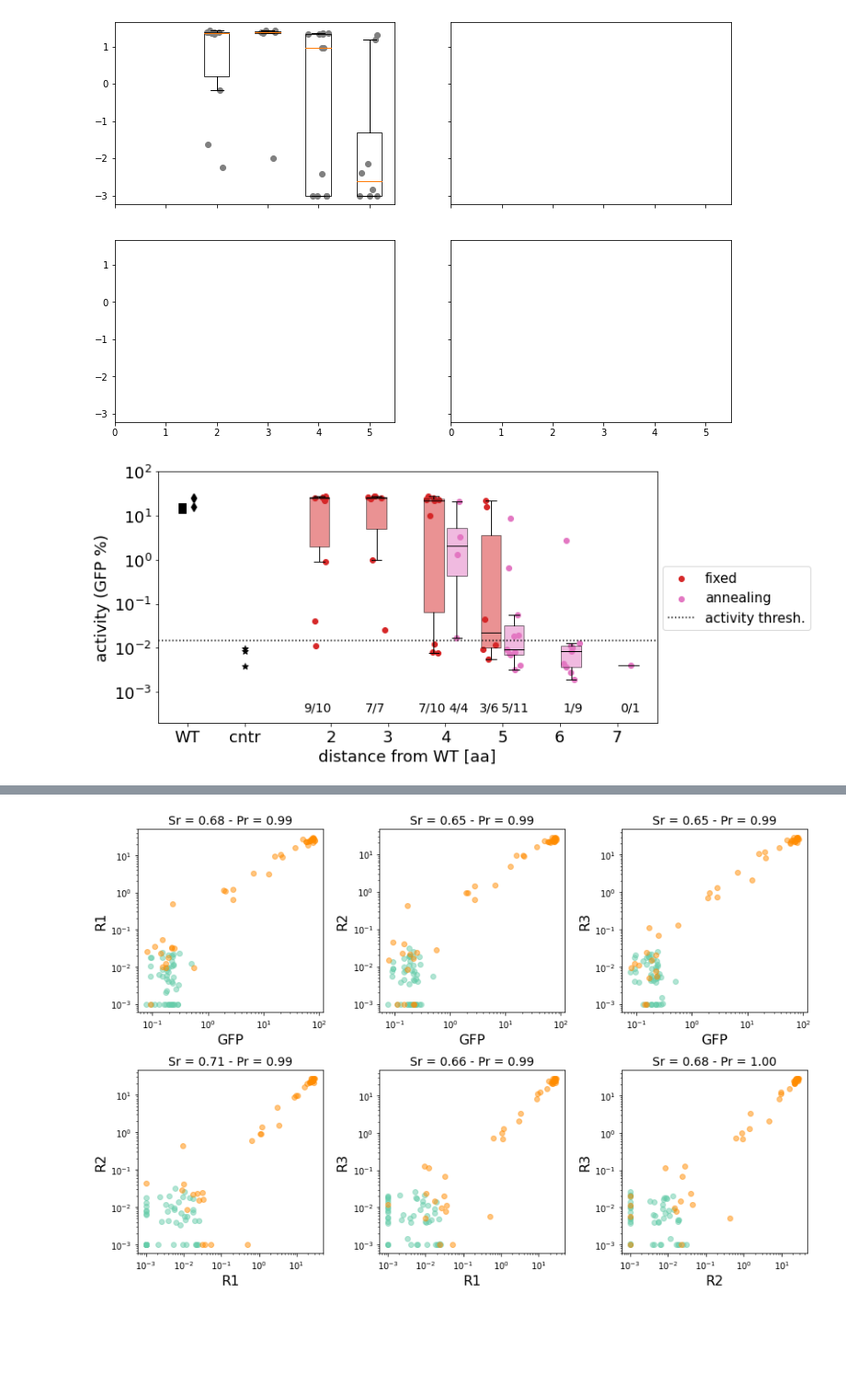
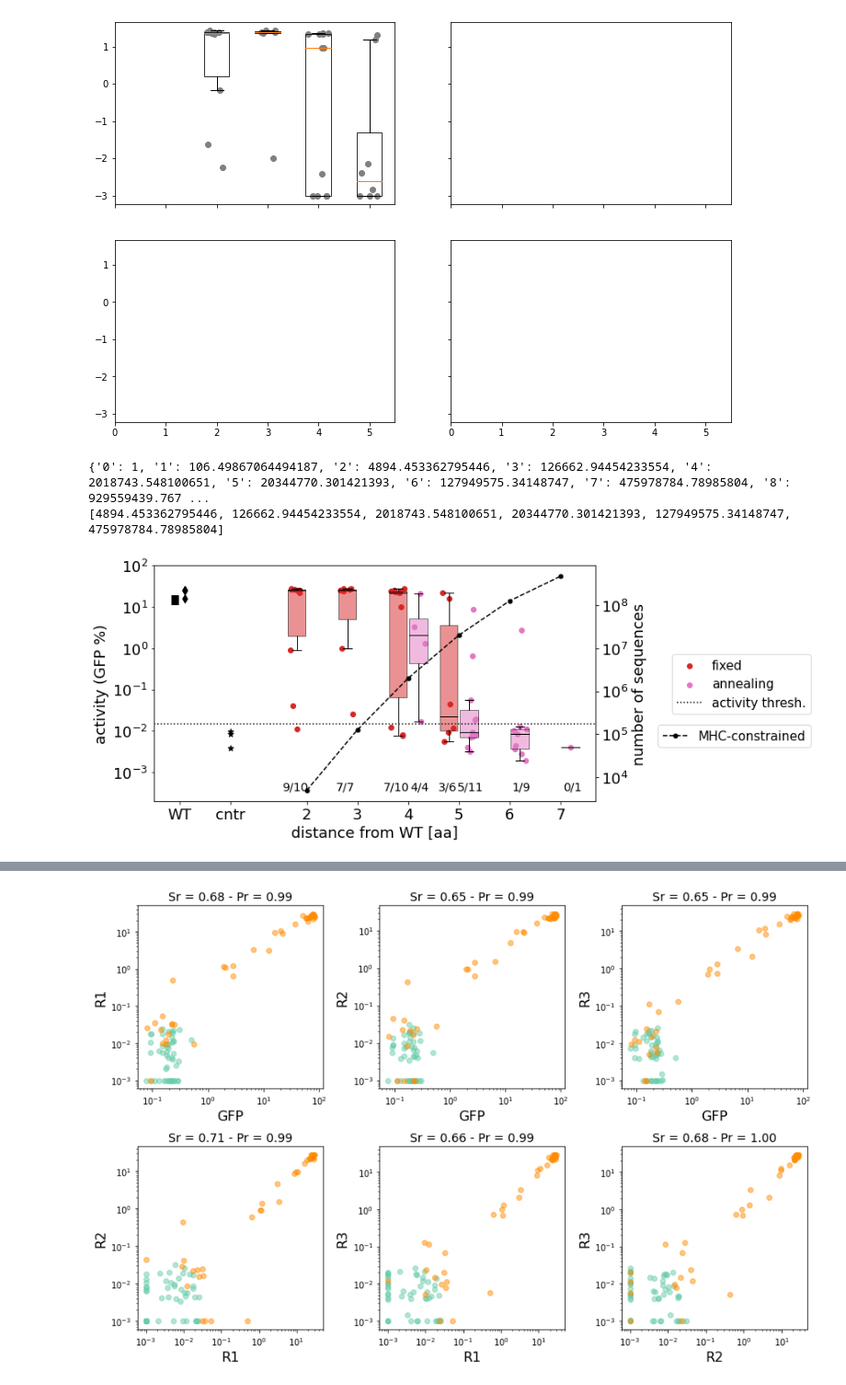
Before and after one commit to StatPhysBio/tcr_antigen_design, a Jupyter notebook: peptide_designs/nyeso/post_experiment_analysis/nyeso_analysis.ipynb, the cells around one changed output, grey strips where cells are left out. Shown at 92% size. Saved outputs shown, nothing was run; the diff lists cells and outputs as text; code cells hidden in the pictures; blank space fills up the shorter version.

```diff
--- a/peptide_designs/nyeso/post_experiment_analysis/nyeso_analysis.ipynb
+++ b/peptide_designs/nyeso/post_experiment_analysis/nyeso_analysis.ipynb
@@ -344,7 +344,7 @@ model_groups = [('so3_convnet_base_ensemble__fixed_structure', 'so3_convnet_nois
 model_group_names = ['fixed', 'annealing']
 colors = ['tab:red', 'tab:pink']
 
-plt.figure(figsize=(12, 5))
+plt.figure(figsize=(14, 5))
 ax = plt.gca()
 
 df_here = df.loc[df['tcrdock_pae'] < 5.5]
@@ -409,32 +409,56 @@ ax.scatter([wt_xtick-0.1]*len(resp_wt), np.log10(resp_wt), color='black', marker
 ax.scatter([wt_xtick+0.1]*len(resp_wt_V), np.log10(resp_wt_V), color='black', marker='d', s=50)
 ax.scatter([control_xtick]*len(unstim_values), np.log10(unstim_values), color='black', marker='*', s=50)
 
 ax.axhline(np.log10(score_threshold), color='black', linestyle=':', label='activity thresh.')
 
 xticks = [wt_xtick, control_xtick] + list(all_distances)
 xticklabels = ['WT', 'cntr'] + [str(int(distance)) for distance in all_distances]
 
 ax.set_xticks(xticks)
 ax.set_xticklabels(xticklabels)
 
 ax.set_yticklabels(['$10^{}$'.format('{' + str(int(y)) + '}') for y in ax.get_yticks()])
 
 ax.tick_params(axis='both', labelsize=fontsize)
 
 
 ax.tick_params(axis='both', labelsize=fontsize)
 ax.set_xlabel('distance from WT [aa]', fontsize=fontsize)
 ax.set_ylabel('activity (GFP %)', fontsize=fontsize)
 
+
+import json
+with open('mhc_constrainted_class_I_A0101_9_nyeso_k_to_num_sequences.json', 'r') as f:
+    k_to_num_sequences = json.load(f)
+
+print(k_to_num_sequences)
+
+mhc_values = [k_to_num_sequences[str(int(k))] for k in all_distances]
+print(mhc_values)
+
+# put mhc_values on the plot, show ticks and label on right y-axis, in log-scale
+ax2 = ax.twinx()
+ax2.plot(all_distances, np.log10(mhc_values), color='black', linestyle='--', marker='o', markersize=5, label='MHC-constrained')
+# ax2.set_yticks(np.log10(mhc_values))
+# ax2.set_yticklabels(mhc_values)
+# ax2.set_ylim(ax.get_ylim())
+ax2.set_yticklabels(['$10^{}$'.format('{' + str(int(y)) + '}') for y in ax2.get_yticks()])
+ax2.tick_params(axis='y', labelsize=fontsize)
+ax2.set_ylabel('number of sequences', fontsize=fontsize)
+
+
 from matplotlib.lines import Line2D
 from matplotlib.patches import Patch
 
 # put legend outside of figure on the right
-ax.legend(fontsize=fontsize-3, bbox_to_anchor=(1.32, 0.65))
+ax.legend(fontsize=fontsize-3, bbox_to_anchor=(1.50, 0.65))
+ax2.legend(fontsize=fontsize-3, bbox_to_anchor=(1.50, 0.35))
 
 plt.tight_layout()
 plt.savefig('__pretty_nyeso_mean_exp_scores_vs_hamming_distance_from_wt.png')
 plt.savefig('__pretty_nyeso_mean_exp_scores_vs_hamming_distance_from_wt.pdf')
 plt.show()
 # %% [output]
+{'0': 1, '1': 106.49867064494187, '2': 4894.453362795446, '3': 126662.94454233554, '4': 2018743.548100651, '5': 20344770.301421393, '6': 127949575.34148747, '7': 475978784.78985804, '8': 929559439.767 ...
+[4894.453362795446, 126662.94454233554, 2018743.548100651, 20344770.301421393, 127949575.34148747, 475978784.78985804]
-[figure, old version]
+[figure, new version]
```
Also changed, not shown: parts of 2 cells of this notebook, 25 other files.
